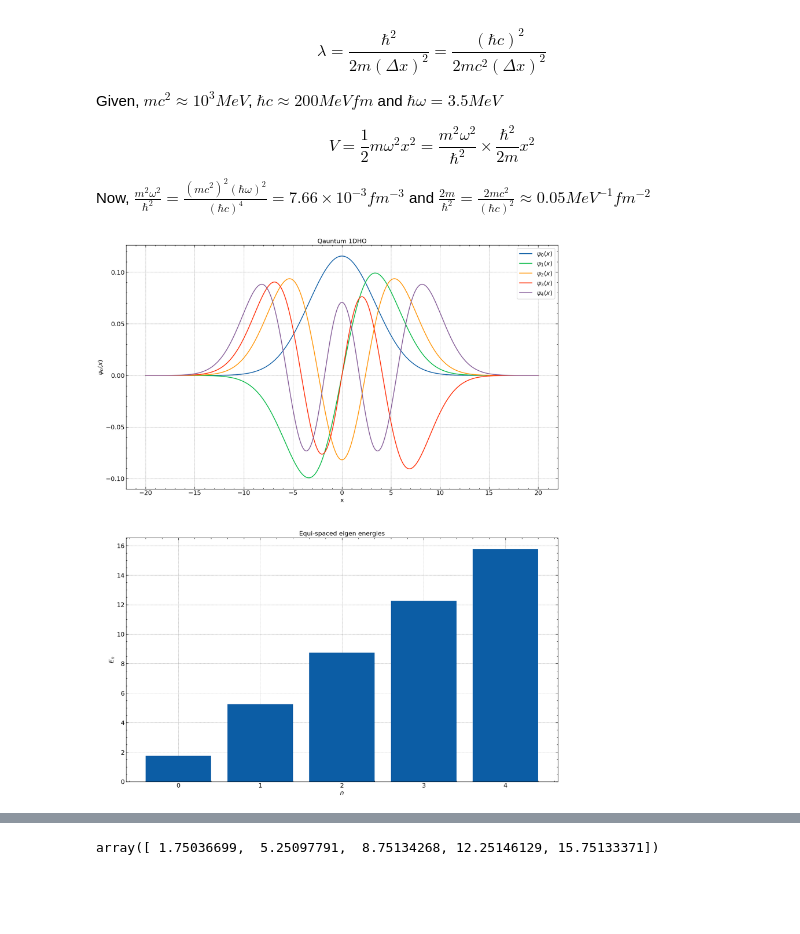
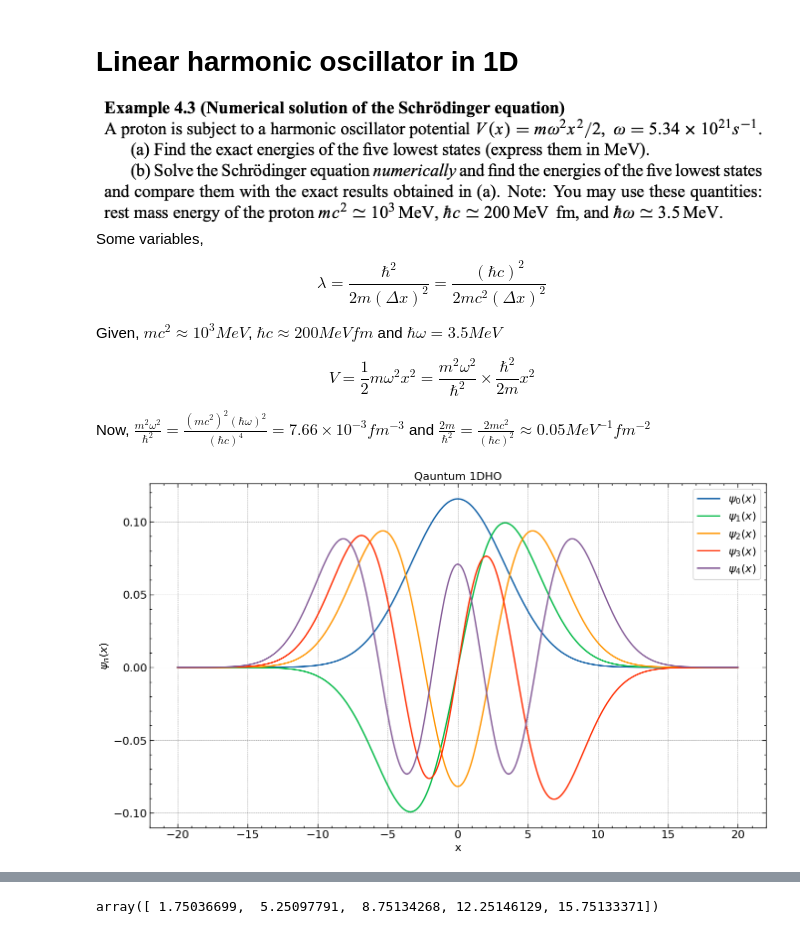
Before and after one commit to Souvik-0612/UnderGrad, a Jupyter notebook: 5th Sem/LHO.ipynb, the cells around one changed output, grey strips where cells are left out. Cells and saved outputs as stored; diff of their text form; code cells hidden in the pictures; blank space fills up the shorter version.

```diff
--- a/5th Sem/LHO.ipynb
+++ b/5th Sem/LHO.ipynb
@@ -14,6 +14,9 @@ from scipy.linalg import eigh_tridiagonal
 import scienceplots
 plt.style.use(['science', 'notebook', 'grid']) # To make plotting nice.
 # %% [markdown]
+# Linear harmonic oscillator in 1D
+![image2.png](attachment:image.png)
+Some variables,
 $$\lambda = \frac{\hbar^2}{2m(\Delta x)^2}= \frac{(\hbar c)^2}{2mc^2(\Delta x)^2}$$
 
 Given, $mc^2 \approx 10^3 MeV$, $\hbar c \approx 200 MeV fm$ and $\hbar \omega = 3.5 MeV$
@@ -24,38 +27,30 @@ Now, $\frac{m^2\omega^2}{\hbar^2}=\frac{(mc^2)^2(\hbar\omega)^2}{(\hbar c)^4}=7.
 # %%
 N = 500
 xmin = -20 #fm     There is theoratical point of view to assign this point
 xmax = 20 #fm      Which can be found in Zetli Quantum mechanics book
 x, dx = np.linspace(xmin, xmax, N, retstep = True)
 
 L = 200**2/(2*1e3*dx**2) #L stands for $\lambda$
 
 V = (7.66e-3)*x**2/(0.05)
 
 Diagonal = 2*L*np.ones(N) + V
 OffDiagonal = -L*np.ones(N-1)
 
 E, psi = eigh_tridiagonal(Diagonal, OffDiagonal)    #This is the main function in this program
 
 
 #Plotting
-plt.figure(figsize = (20, 25))
-plt.subplot(211)
+plt.figure(figsize = (16, 9))
 plt.title("Qauntum 1DHO")
 plt.plot(x, psi.T[0], label = r"$\psi_{0}(x)$")
 plt.plot(x, psi.T[1], label = r"$\psi_{1}(x)$")
 plt.plot(x, psi.T[2], label = r"$\psi_{2}(x)$")
 plt.plot(x, psi.T[3], label = r"$\psi_{3}(x)$")
 plt.plot(x, psi.T[4], label = r"$\psi_{4}(x)$")
 plt.xlabel("x")
 plt.ylabel(r"$\psi_n(x)$")
 plt.legend()
-
-plt.subplot(212)
-plt.bar(np.linspace(0, 4, 5), E[0:5])
-plt.title("Equi-spaced eigen energies")
-plt.xlabel(r"$n$")
-plt.ylabel(r"$E_n$")
-
 plt.show()
 # %% [output]
-[figure, old version]
+[figure, new version]
```
Also changed, not shown: parts of 2 cells of this notebook.
